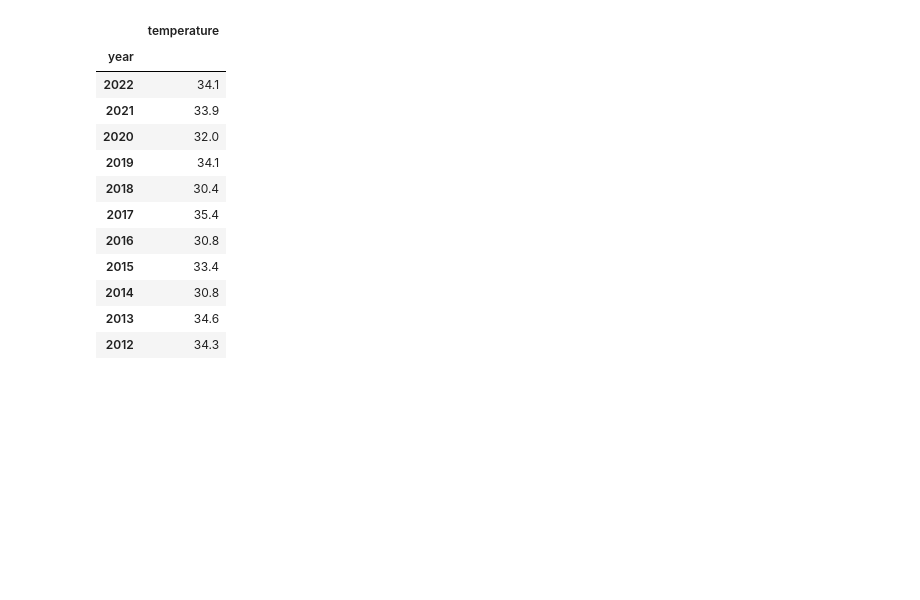
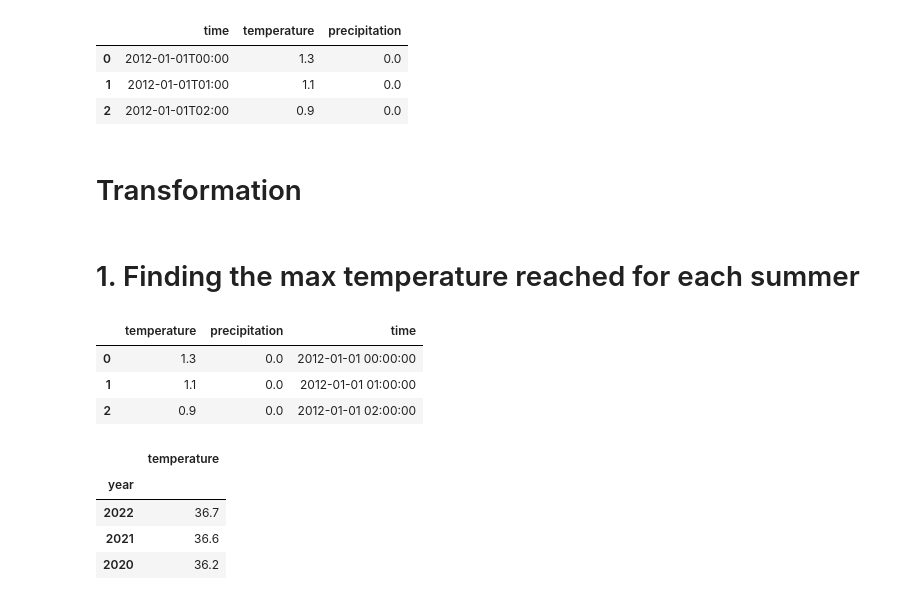
Before and after one commit to dlleonardo/climate-changes-analysis, a Jupyter notebook: main.ipynb, the cells around one changed output. Drawn from its saved outputs; the diff is of its cells as text; code cells hidden in the pictures; blank space fills up the shorter version.

```diff
--- a/main.ipynb
+++ b/main.ipynb
@@ -35,37 +3,63 @@ df.head(2)
+# %%
+import pandas as pd
+import matplotlib.pyplot as plt
+import util
+
+# Data extraction of weather data from open-meteo free API, no need to sign up
+openMeteoURL = "https://archive-api.open-meteo.com/v1/era5"
+
+# Rome geographical coordinates
+latitude = 41.9027
+longitude = 12.4963
+# We are going to exctract 10 years of weather data between the following time interal:
+start_date = "2012-01-01"
+end_date = "2022-12-31"
+
+# The function below converts the JSON data into a Pandas Dataframe
+# For this project we are going to analyze the temperature and precipitation data
+dfWeather = util.get_json_data(openMeteoURL, latitude, longitude, start_date, end_date)
+
+dfWeather.head(3)
+# %% [output]
+|  | time | temperature | precipitation |
+| 0 | 2012-01-01T00:00 | 1.3 | 0.0 |
+| 1 | 2012-01-01T01:00 | 1.1 | 0.0 |
+| 2 | 2012-01-01T02:00 | 0.9 | 0.0 |
+# %% [markdown]
+# Transformation
+# %% [markdown]
+# 1. Finding the max temperature reached for each summer
 # %%
-# In order to convert the time string to a datetime object we can use a UDF, then drop the old string column
-def convert_to_datetime(time_str):
-    return pd.to_datetime(time_str, format='%Y-%m-%dT%H:%M:%S')
-
-df["time_converted"] = df["time"].apply(convert_to_datetime)
+# In order to convert the time column from string to datetime we can use a UDF, then drop the old string column
+dfWeather["time_converted"] = dfWeather["time"].apply(util.convert_to_datetime)
 # %%
 # Drop the old column time and rename the new one
-new_df = df.drop("time", axis=1)
-new_df.rename(columns={'time_converted': 'time'}, inplace=True)
+dfWeather = dfWeather.drop("time", axis=1)
+dfWeather.rename(columns={'time_converted': 'time'}, inplace=True)
+dfWeather.head(3)
+# %% [output]
+|  | temperature | precipitation | time |
+| 0 | 1.3 | 0.0 | 2012-01-01 00:00:00 |
+| 1 | 1.1 | 0.0 | 2012-01-01 01:00:00 |
+| 2 | 0.9 | 0.0 | 2012-01-01 02:00:00 |
 # %%
+# As first analysis, we want to find the max temperature registered for each summer during the years,
 # For semplicity we define the following time intervals for each season:
-# Spring (march, april, may), Summer (june, july, august), Autumn (september, october, november), Winter (december, january, february)
-# As first analysis, we want to find the max temperature registered for each summer:
-dfSummer = new_df \
-            .where((new_df["time"].dt.month >= 6) & (new_df["time"].dt.month <= 8)) \
-            .groupby(new_df["time"].dt.year) \
+# Spring (march, april, may), Summer (june, july, august),
+# Autumn (september, october, november), Winter (december, january, february)
+
+dfSummer = dfWeather \
+            .where((dfWeather["time"].dt.month >= 6) & (dfWeather["time"].dt.month <= 8)) \
+            .groupby(dfWeather["time"].dt.year) \
             .agg( {"temperature":"max"} ) \
             .rename_axis(["year"]) \
             .sort_values(by = "year", ascending = False)
 
-dfSummer
+dfSummer.head(3)
 # %% [output]
 |  | temperature |
 | year |  |
-| 2022 | 34.1 |
-| 2021 | 33.9 |
-| 2020 | 32.0 |
-| 2019 | 34.1 |
-| 2018 | 30.4 |
-| 2017 | 35.4 |
-| 2016 | 30.8 |
-| 2015 | 33.4 |
-| 2014 | 30.8 |
-| 2013 | 34.6 |
-| 2012 | 34.3 |
+| 2022 | 36.7 |
+| 2021 | 36.6 |
+| 2020 | 36.2 |
 # %%
```
Also changed, not shown: parts of 20 cells of this notebook, 1 other file.
